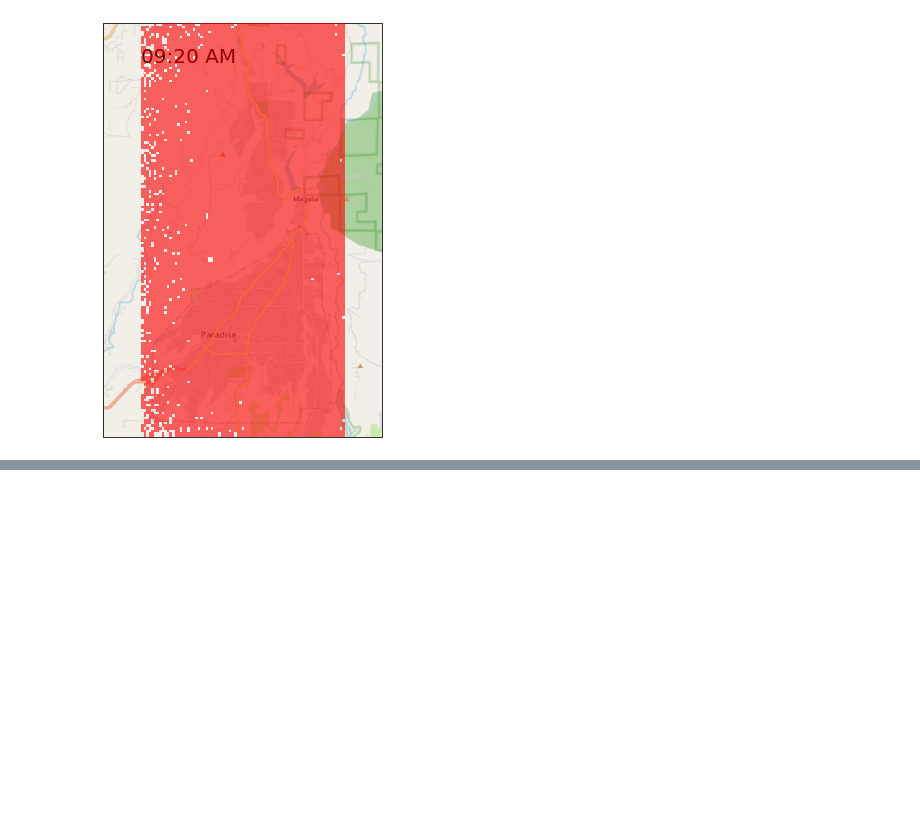
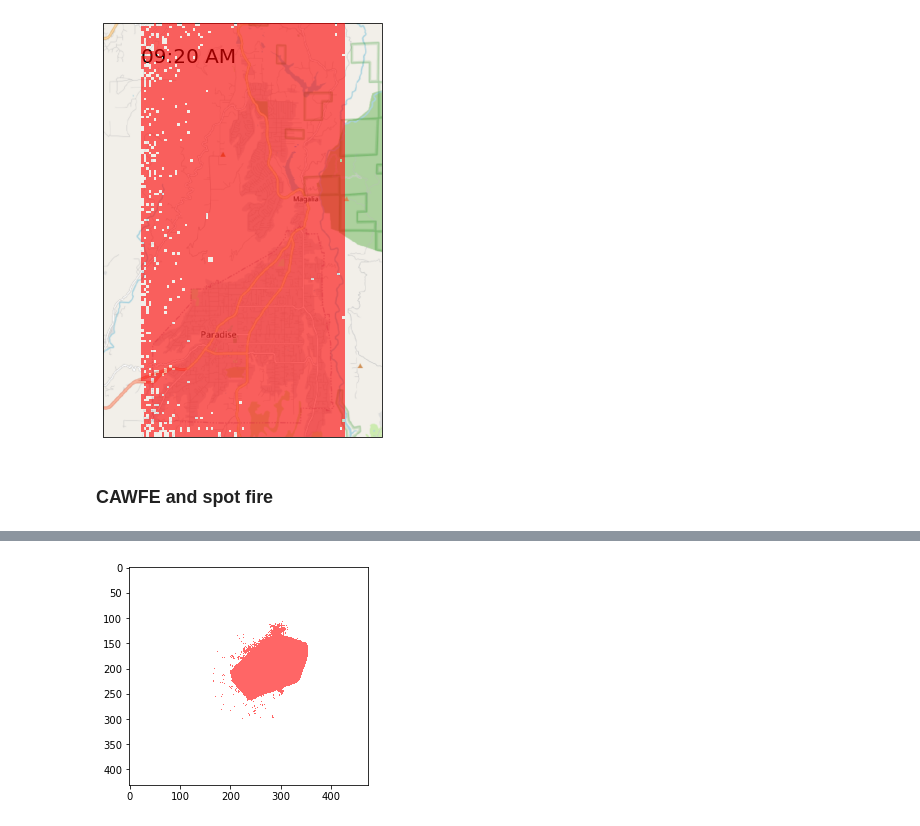
Before and after one commit to cb-cities/spatial_queue, a Jupyter notebook: projects/butte_osmnx/demand_inputs/fire_locations/Paradise_fire_processing.ipynb, the cells around one changed output, grey strips where cells are left out. Drawn from its saved outputs; the diff is of its cells as text; code cells hidden in the pictures; blank space fills up the shorter version.

```diff
--- a/projects/butte_osmnx/demand_inputs/fire_locations/Paradise_fire_processing.ipynb
+++ b/projects/butte_osmnx/demand_inputs/fire_locations/Paradise_fire_processing.ipynb
@@ -333,3 +333,5 @@ with imageio.get_writer('random_image/random_fire.gif', mode='I', duration=0.5)
     for t in range(0, 3900, 300):
         image = imageio.imread('random_image/random_fire_{}.png'.format(t))
         writer.append_data(image)
+# %% [markdown]
+### CAWFE and spot fire
@@ -335,0 +347,71 @@ with imageio.get_writer('random_image/random_fire.gif', mode='I', duration=0.5)
+# %%
+def create_secondary_spot_fire(spot_fire, secondary_fire_ratio, secondary_ember_count):
+    spot_fire_x = np.nonzero(spot_fire)[0]
+    spot_fire_y = np.nonzero(spot_fire)[1]
+    # only some spot fire will create new ones
+    secondary_spot_fire_mask = np.random.choice([0,1], size=len(spot_fire_x), p=[1-secondary_fire_ratio, secondary_fire_ratio])
+    spot_fire_x = spot_fire_x[secondary_spot_fire_mask==1]
+    spot_fire_y = spot_fire_y[secondary_spot_fire_mask==1]
+    for i in range(secondary_ember_count):
+        secondary_ember_angle = np.random.uniform(-180, 180, len(spot_fire_x))
+        secondary_ember_distance = np.random.uniform(0, 5, len(spot_fire_x))
+        secondary_ember_location_x = spot_fire_x + np.cos(secondary_ember_angle/180*np.pi)*secondary_ember_distance
+        secondary_ember_location_y = spot_fire_y + np.sin(secondary_ember_angle/180*np.pi)*secondary_ember_distance
+        secondary_ember_location_x = np.minimum(spot_fire.shape[0]-1, np.maximum(0, secondary_ember_location_x))
+        secondary_ember_location_y = np.minimum(spot_fire.shape[1]-1, np.maximum(0, secondary_ember_location_y))
+        spot_fire[secondary_ember_location_x.astype(int), secondary_ember_location_y.astype(int)] = 1
+    return spot_fire
+
+def create_spot_fire(main_fire, spot_fire, ember_count, secondary_fire_ratio, secondary_ember_count):
+    main_fire_cx, main_fire_cy = np.mean(np.nonzero(main_fire)[0]), np.mean(np.nonzero(main_fire)[1])
+    main_fire_lx = np.max(np.nonzero(main_fire)[0]) - np.min(np.nonzero(main_fire)[0])
+    for i in range(ember_count):
+        # random angle along -45 degree
+        ember_angle = np.random.normal(-55, 30)
+        # random distance with the longest along -45 degree
+        ember_distance = np.random.uniform(main_fire_lx, np.abs(np.max([100,main_fire_lx])-np.abs(ember_angle+55)*2))
+        # fire location
+        ember_location_x = main_fire_cx + np.cos(ember_angle/180*np.pi) * ember_distance
+        ember_location_y = main_fire_cy + np.sin(ember_angle/180*np.pi) * ember_distance
+        # filter those outside of the picture
+        ember_location_x = np.min([main_fire.shape[0]-1, np.max([0, ember_location_x])])
+        ember_location_y = np.min([main_fire.shape[1]-1, np.max([0, ember_location_y])])
+        # newly ignited spot fire
+        spot_fire[int(ember_location_x), int(ember_location_y)] = 1
+    spot_fire = create_secondary_spot_fire(spot_fire, secondary_fire_ratio, secondary_ember_count)
+    return spot_fire
+
+main_fire = rio.open('cawfe_fire_tif/cawfe_fire_75.tif').read(1)
+spot_fire = np.zeros_like(main_fire)
+raster_template = rio.open('cawfe_fire_tif/cawfe_fire_80.tif')
+
+# read raster template
+for t in range(75, 450, 5):
+    print(t)
+    main_fire = rio.open('cawfe_fire_tif/cawfe_fire_{}.tif'.format(t)).read(1)
+    spot_fire = create_spot_fire(main_fire, spot_fire, 10, 0.2, 2)
+    all_fire = np.where(spot_fire+main_fire>=1, 1, 0)
+
+    # draw images
+    if t==200:
+        cmap = mpl.colors.ListedColormap(['white', 'red'])
+        bounds=[0, 0.5, 2]
+        norm = mpl.colors.BoundaryNorm(bounds, cmap.N)
+        plt.imshow(all_fire, interpolation='none', cmap=cmap, norm=norm, alpha=0.6)
+        plt.show()
+
+    # output raster layer
+#     all_fire = all_fire.astype(np.int32)
+#     with rasterio.open(
+#         'cawfe_fire_tif/cawfe_spot_fire_{}.tif'.format(t),
+#         'w',
+#         driver='GTiff',
+#         height=all_fire.shape[0],
+#         width=all_fire.shape[1],
+#         count=1,
+#         dtype=all_fire.dtype,
+#         crs='+proj=latlong',
+#         transform=raster_template.transform,
+#     ) as dst:
+#         dst.write(all_fire, 1)
+# %% [output]
@@ -335,0 +435 @@ with imageio.get_writer('random_image/random_fire.gif', mode='I', duration=0.5)
+[figure, added]
```
Also changed, not shown: parts of 2 cells of this notebook, 3 other files.
